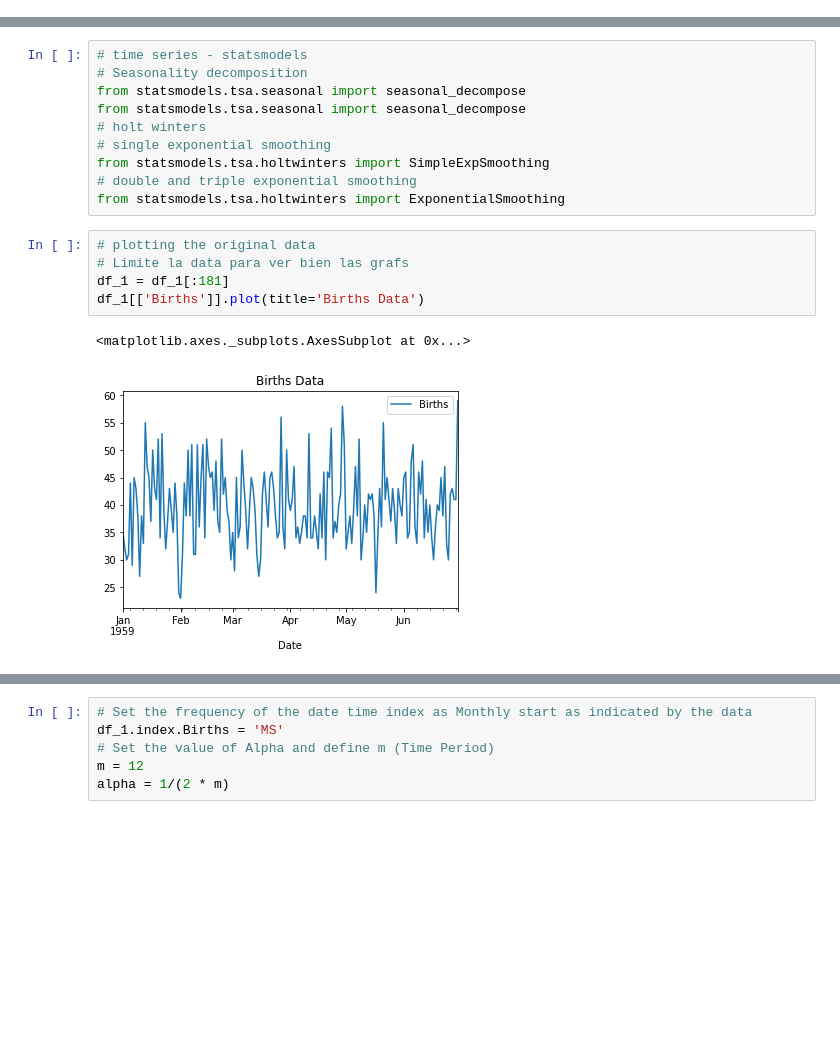
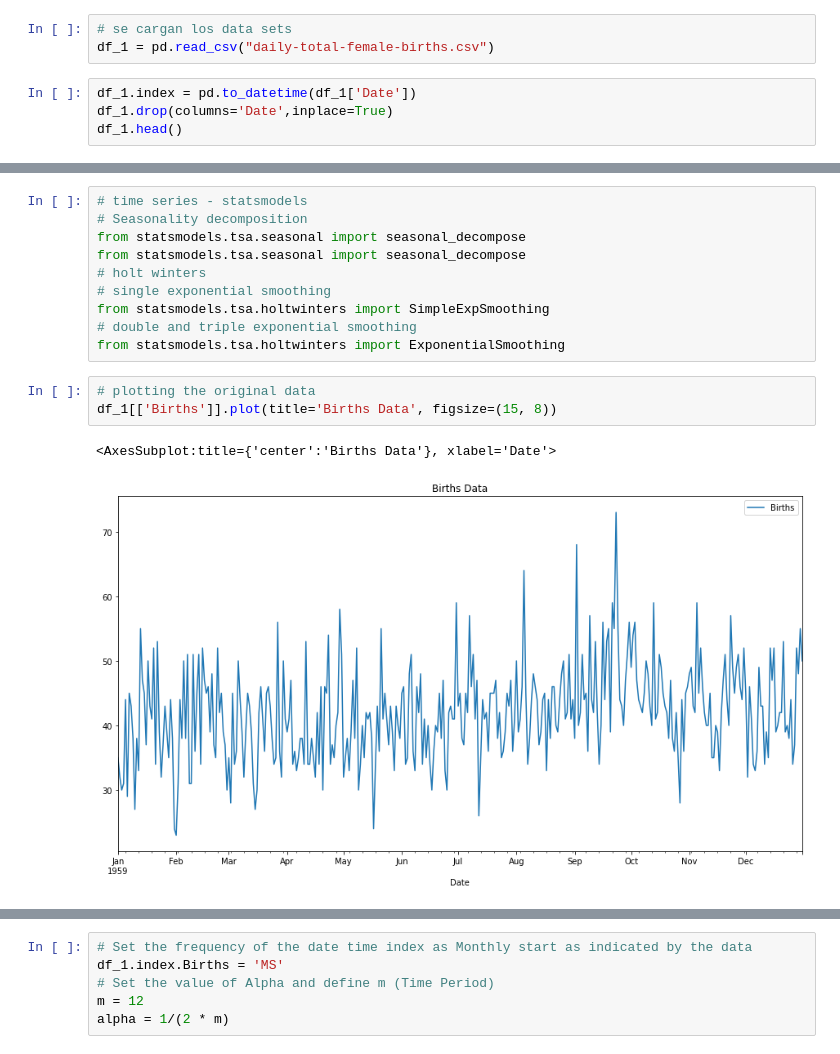
Before and after one commit to CamilaGO/Lab7-ds, a Jupyter notebook: Laboratorio 7 - Female Births.ipynb, the cells around one changed output, grey strips where cells are left out. Cells and saved outputs as stored; diff of their text form; blank space fills up the shorter version.

```diff
--- a/Laboratorio 7 - Female Births.ipynb
+++ b/Laboratorio 7 - Female Births.ipynb
@@ -174,3 +214,10 @@ df_1[['Births', 'forecast']].plot(figsize=(12, 8))
 #### 3. Winter-Holt
 # %% [markdown]
 - Fuente de consulta: https://medium.com/analytics-vidhya/python-code-on-holt-winters-forecasting-3843808a9873
+# %%
+# se cargan los data sets
+df_1 = pd.read_csv("daily-total-female-births.csv")
+# %%
+df_1.index = pd.to_datetime(df_1['Date'])
+df_1.drop(columns='Date',inplace=True)
+df_1.head()
@@ -186,11 +244,9 @@ from statsmodels.tsa.holtwinters import SimpleExpSmoothing
 from statsmodels.tsa.holtwinters import ExponentialSmoothing
 # %%
 # plotting the original data
-# Limite la data para ver bien las grafs
-df_1 = df_1[:181]
-df_1[['Births']].plot(title='Births Data')
+df_1[['Births']].plot(title='Births Data', figsize=(15, 8))
 # %% [output]
-<matplotlib.axes._subplots.AxesSubplot at 0x...>
+<AxesSubplot:title={'center':'Births Data'}, xlabel='Date'>
-[figure, old version]
+[figure, new version]
 # %%
 decompose_result = seasonal_decompose(df_1, model='multiplicative')
```
Also changed, not shown: parts of 31 cells of this notebook, 1 other file.
